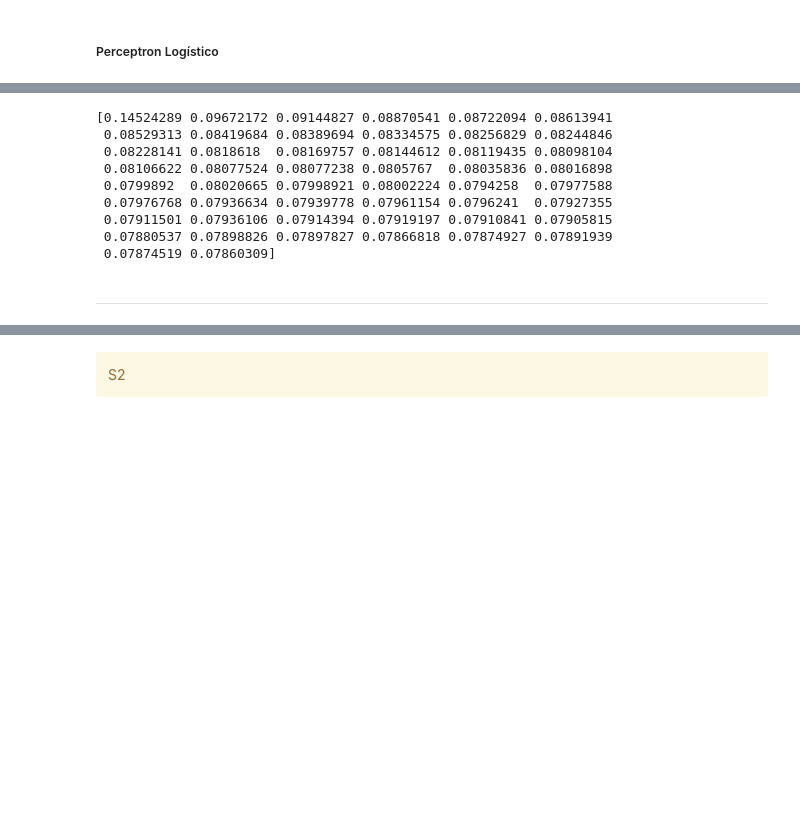
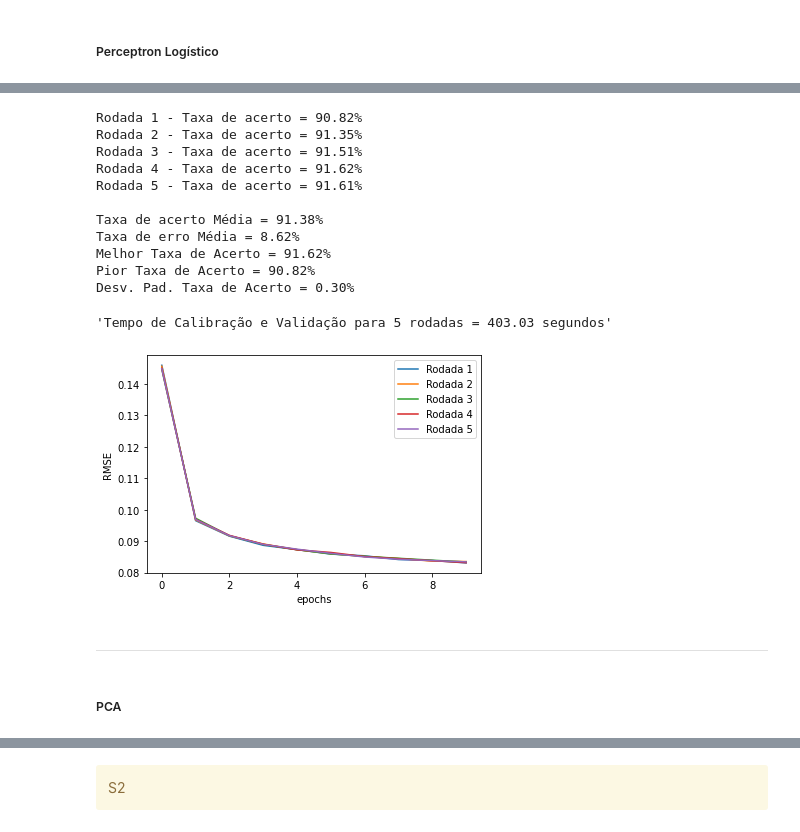
Before and after one commit to Ceduardosl/ICA, a Jupyter notebook: Projeto_Final/TC1_Q_01/TC1_Q_01.ipynb, the cells around one changed output, grey strips where cells are left out. Drawn from its saved outputs; the diff is of its cells as text; code cells hidden in the pictures; blank space fills up the shorter version.

```diff
--- a/Projeto_Final/TC1_Q_01/TC1_Q_01.ipynb
+++ b/Projeto_Final/TC1_Q_01/TC1_Q_01.ipynb
@@ -321,14 +308,35 @@ Desv. Pad. Taxa de Acerto = 0.00%
-# %%
-print(RMSE_ep)
-# %% [output]
-[0.14524289 0.09672172 0.09144827 0.08870541 0.08722094 0.08613941
- 0.08529313 0.08419684 0.08389694 0.08334575 0.08256829 0.08244846
- 0.08228141 0.0818618  0.08169757 0.08144612 0.08119435 0.08098104
- 0.08106622 0.08077524 0.08077238 0.0805767  0.08035836 0.08016898
- 0.0799892  0.08020665 0.07998921 0.08002224 0.0794258  0.07977588
- 0.07976768 0.07936634 0.07939778 0.07961154 0.0796241  0.07927355
- 0.07911501 0.07936106 0.07914394 0.07919197 0.07910841 0.07905815
- 0.07880537 0.07898826 0.07897827 0.07866818 0.07874927 0.07891939
- 0.07874519 0.07860309]
+# %%
+# O código está utilizando a orientação nxp
+# n é o número de amostras, p o número de característica
+# As operações matriciais apresentam ordem contrária ao apresentando nas notas de aula
+# Y = W*X (Nota de Aula) - Y = X*W (Presente Código)
+
+X, Y = MNIST_data.get_train_data()
+X_test, Y_test = MNIST_data.get_test_data()
+
+Y = one_hot_enconding(Y, 10)
+Y_test = one_hot_enconding(Y_test, 10)
+
+X = norm_data(X)
+X_test = norm_data(X_test)
+
+#PS (X, Y, X_test, Y_test, eta, Nr, Ne, fun_type)
+PS(X, Y, X_test, Y_test, 0.01, 5, 10, "log")
+# %% [output]
+Rodada 1 - Taxa de acerto = 90.82%
+Rodada 2 - Taxa de acerto = 91.35%
+Rodada 3 - Taxa de acerto = 91.51%
+Rodada 4 - Taxa de acerto = 91.62%
+Rodada 5 - Taxa de acerto = 91.61%
+
+Taxa de acerto Média = 91.38%
+Taxa de erro Média = 8.62%
+Melhor Taxa de Acerto = 91.62%
+Pior Taxa de Acerto = 90.82%
+Desv. Pad. Taxa de Acerto = 0.30%
+'Tempo de Calibração e Validação para 5 rodadas = 403.03 segundos'
+[figure, added]
 # %% [markdown]
 ***
+# %% [markdown]
+##### PCA
```
Also changed, not shown: parts of 18 cells of this notebook, 1 other file.
